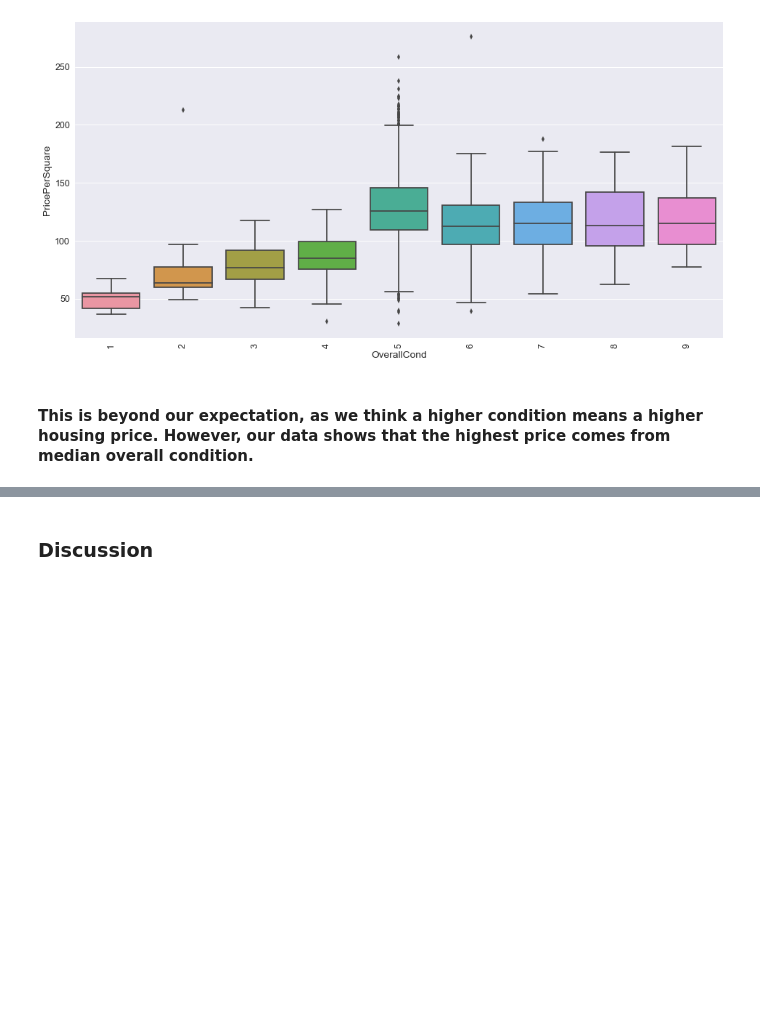
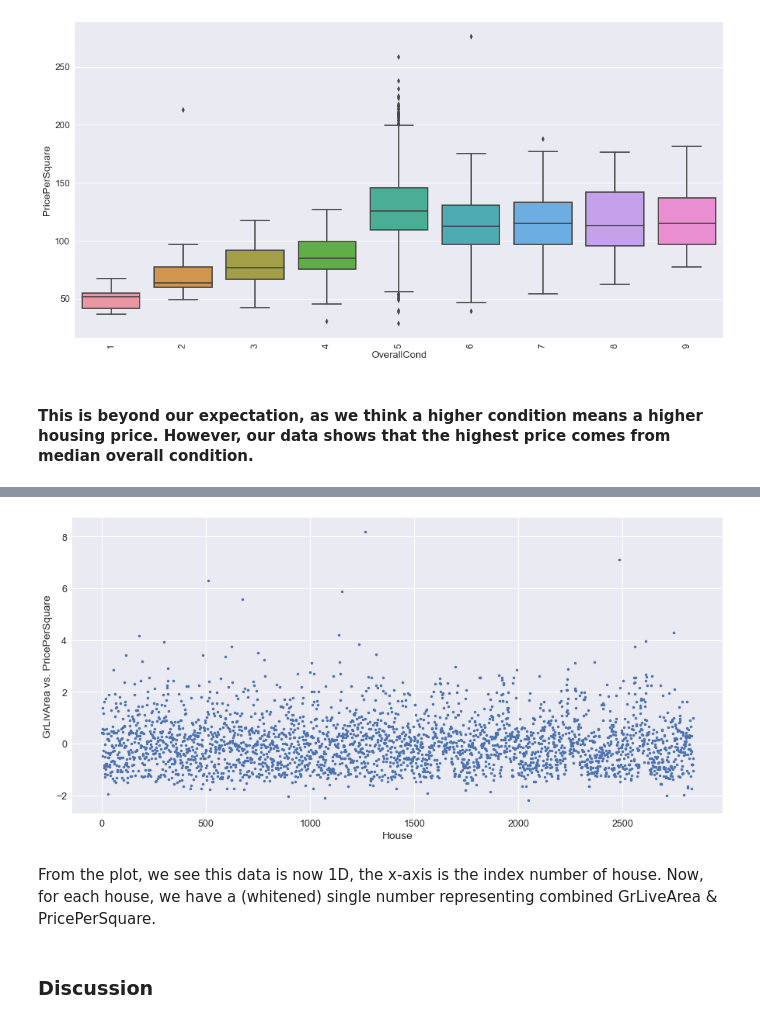
Before and after one commit to muh005/Housing-Price-Analysis, a Jupyter notebook: FinalProject.ipynb, the cells around one changed output, grey strips where cells are left out. Cells and saved outputs as stored; diff of their text form; code cells hidden in the pictures; blank space fills up the shorter version.

```diff
--- a/FinalProject.ipynb
+++ b/FinalProject.ipynb
@@ -713,3 +821,11 @@ from sklearn.decomposition import PCA
+# %%
+plt.plot(out, '.');
+plt.xlabel('House');
+plt.ylabel('GrLivArea vs. PricePerSquare');
+# %% [output]
+[figure, added]
+# %% [markdown]
+From the plot, we see this data is now 1D, the x-axis is the index number of house. Now, for each house, we have a (whitened) single number representing combined GrLiveArea & PricePerSquare.
 # %% [markdown]
 ### Discussion
 # %% [markdown]
```
Also changed, not shown: parts of 30 cells of this notebook.
